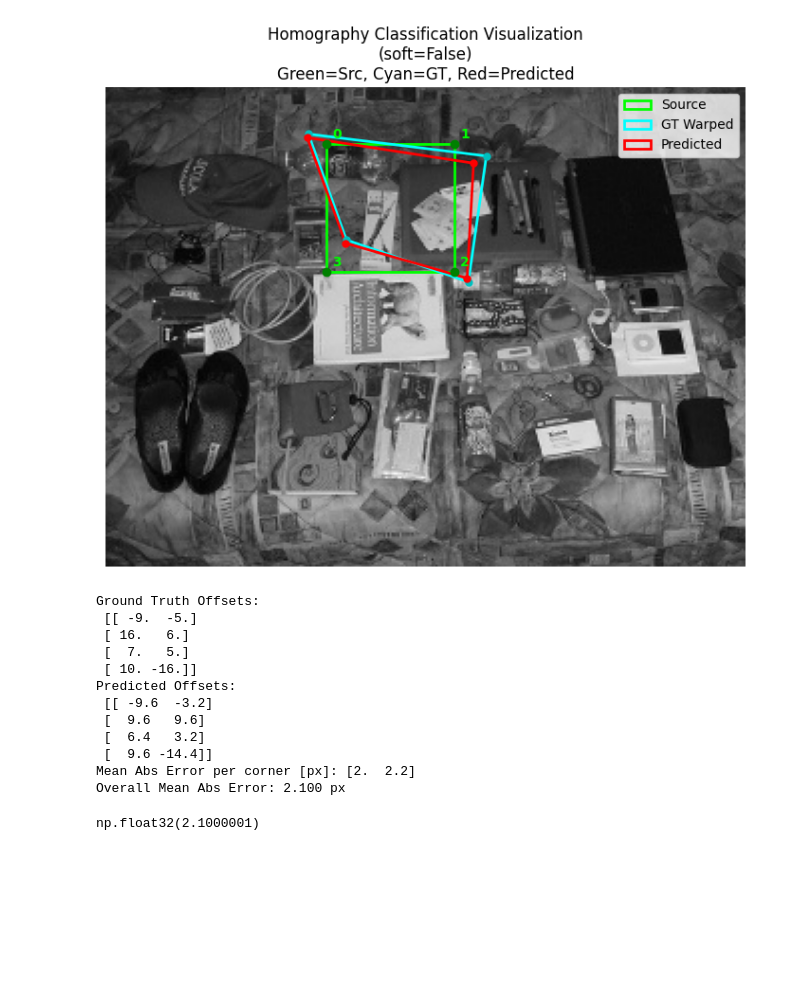
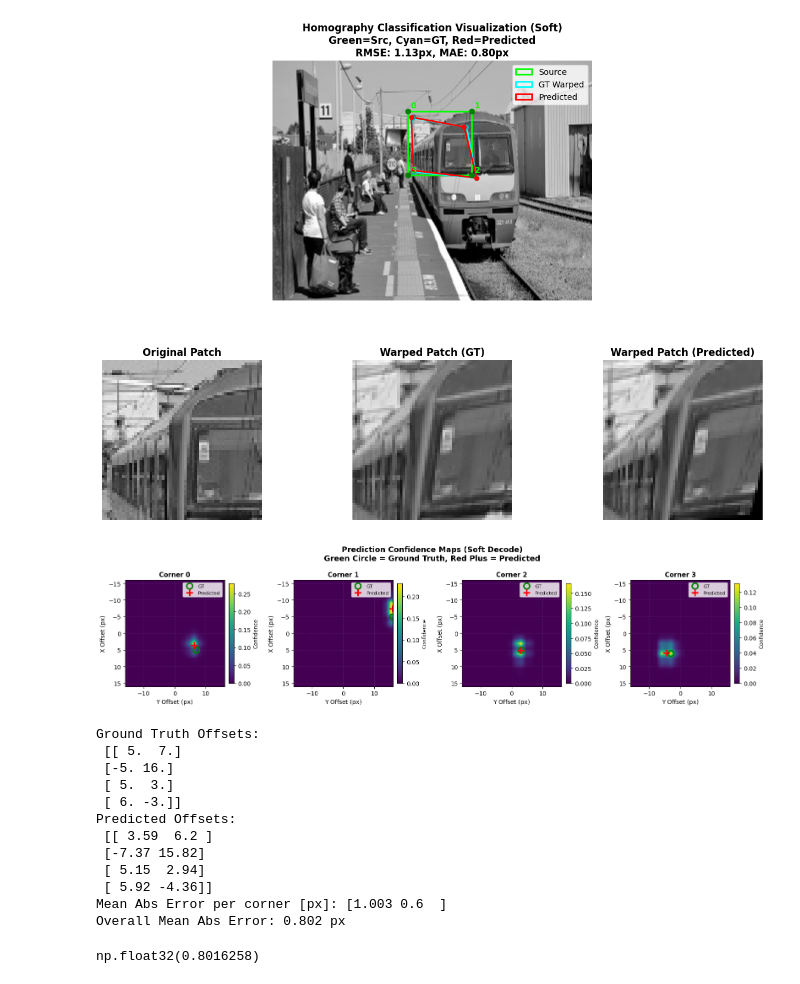
Before and after one commit to SimonPlazar/Racunalniski-Vid, a Jupyter notebook: RV-N1/report.ipynb, the cells around one changed output. Saved outputs shown, nothing was run; the diff lists cells and outputs as text; code cells hidden in the pictures; blank space fills up the shorter version.

```diff
--- a/RV-N1/report.ipynb
+++ b/RV-N1/report.ipynb
@@ -66,36 +59,39 @@ Mean abs error per corner: [24.563 18.248]
 # %%
 # visualization of classification results
 
 device = torch.device("cuda" if torch.cuda.is_available() else "cpu")
 model = HomographyClassifier(num_classes=21, class_dim=8).to(device)
-state = torch.load("checkpoints_homography_classify/checkpoint_epoch_30000.pth")["model_state_dict"]
+state = torch.load("checkpoints_homography_classify_all/checkpoint_epoch_30000.pth")["model_state_dict"]
 # state = torch.load("checkpoints_homography_clasify_oneImage/h_clasify_ep50000_I1.pth")
 model.load_state_dict(state)
 model.eval()
 
 # img = cv2.imread("datasets/val2017_preprocessed/000000002299.jpg", cv2.IMREAD_GRAYSCALE)
-img = get_random_images(image_dir=PREPROCESSED_DIR)[0]
-visualize_classification_result(model=model, image=img, soft_decode=False)
+img = get_random_images(1, image_dir=PREPROCESSED_DIR)[0]
+# visualize_classification_result(model=model, image=img, soft_decode=False)
+# print("-"*80)
+visualize_classification_result(model=model, image=img, soft_decode=True)
 # visualize_classification_result_dataloader(
 #     model=model,
 #     dataloader=dataloader,
 #     num_samples=3,
 #     soft_decode=True,
 #     device=device
 # )
 # %% [output]
-[figure, old version]
+[figure, new version]
+[figure, added]
 Ground Truth Offsets:
- [[ -9.  -5.]
- [ 16.   6.]
- [  7.   5.]
- [ 10. -16.]]
+ [[ 5.  7.]
+ [-5. 16.]
+ [ 5.  3.]
+ [ 6. -3.]]
 Predicted Offsets:
- [[ -9.6  -3.2]
- [  9.6   9.6]
- [  6.4   3.2]
- [  9.6 -14.4]]
-Mean Abs Error per corner [px]: [2.  2.2]
-Overall Mean Abs Error: 2.100 px
+ [[ 3.59  6.2 ]
+ [-7.37 15.82]
+ [ 5.15  2.94]
+ [ 5.92 -4.36]]
+Mean Abs Error per corner [px]: [1.003 0.6  ]
+Overall Mean Abs Error: 0.802 px
-np.float32(2.1000001)
+np.float32(0.8016258)
 # %%
```
Also changed, not shown: parts of 5 cells of this notebook, 9 other files.
